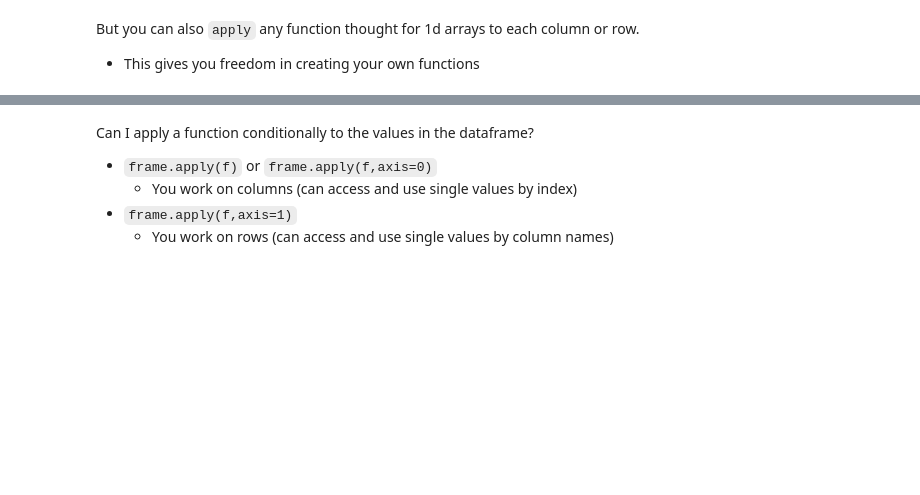
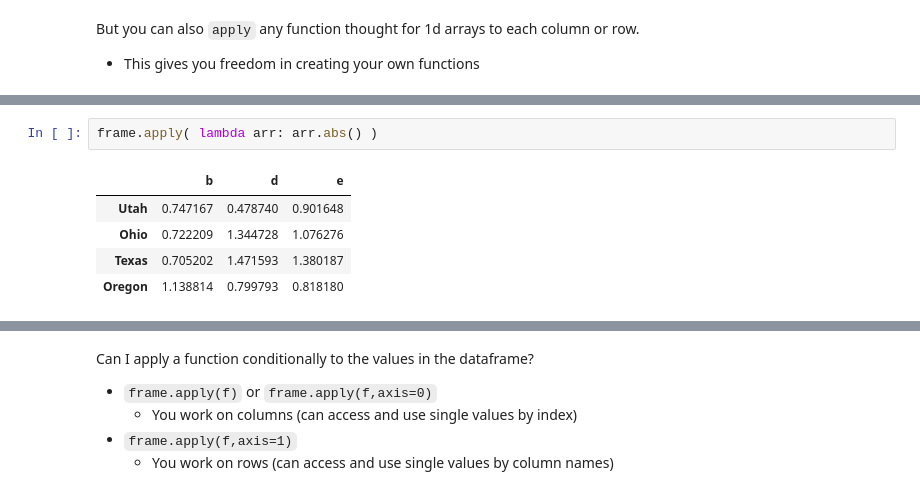
Before and after one commit to EMbeDS-education/ComputationalEconomicsVandin20242025, a Jupyter notebook: jupyter/jupyterNotebooks/P2_NumPy_Pandas.ipynb, the cells around one changed output, grey strips where cells are left out. Drawn from its saved outputs; the diff is of its cells as text; blank space fills up the shorter version.

```diff
--- a/jupyter/jupyterNotebooks/P2_NumPy_Pandas.ipynb
+++ b/jupyter/jupyterNotebooks/P2_NumPy_Pandas.ipynb
@@ -2623,3 +1447,11 @@ frame.apply(my_abs)
+# %%
+frame.apply( lambda arr: arr.abs() )
+# %% [output]
+|  | b | d | e |
+| Utah | 0.747167 | 0.478740 | 0.901648 |
+| Ohio | 0.722209 | 1.344728 | 1.076276 |
+| Texas | 0.705202 | 1.471593 | 1.380187 |
+| Oregon | 1.138814 | 0.799793 | 0.818180 |
 # %%
 f = lambda arr: arr.abs() * 2 + 2
 frame.apply(f)
```
Also changed, not shown: parts of 268 cells of this notebook, 1 other file.
